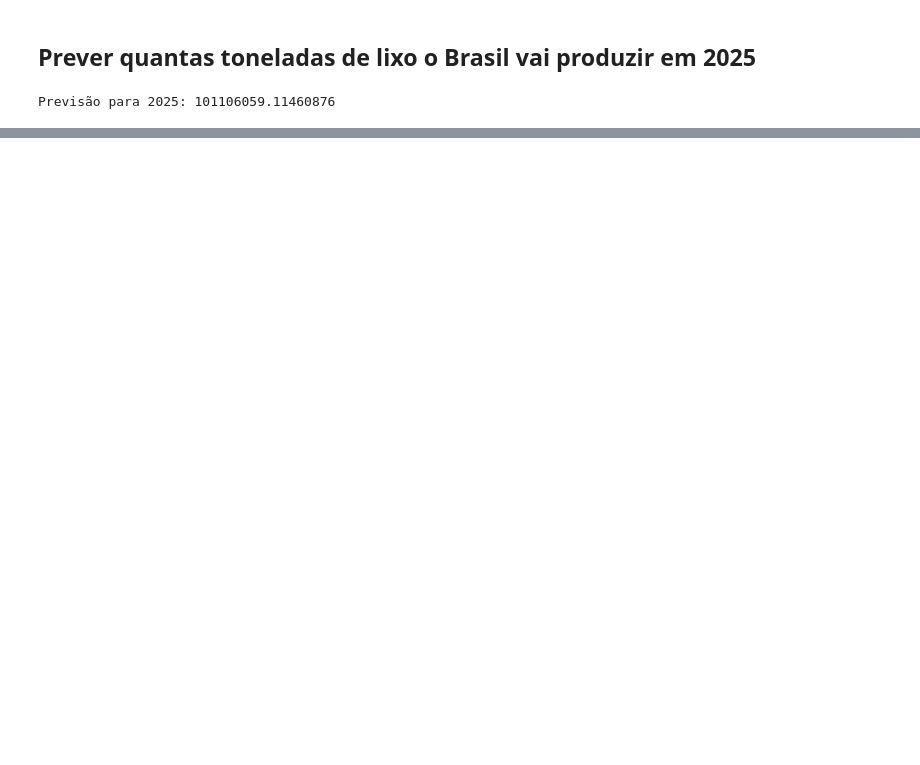
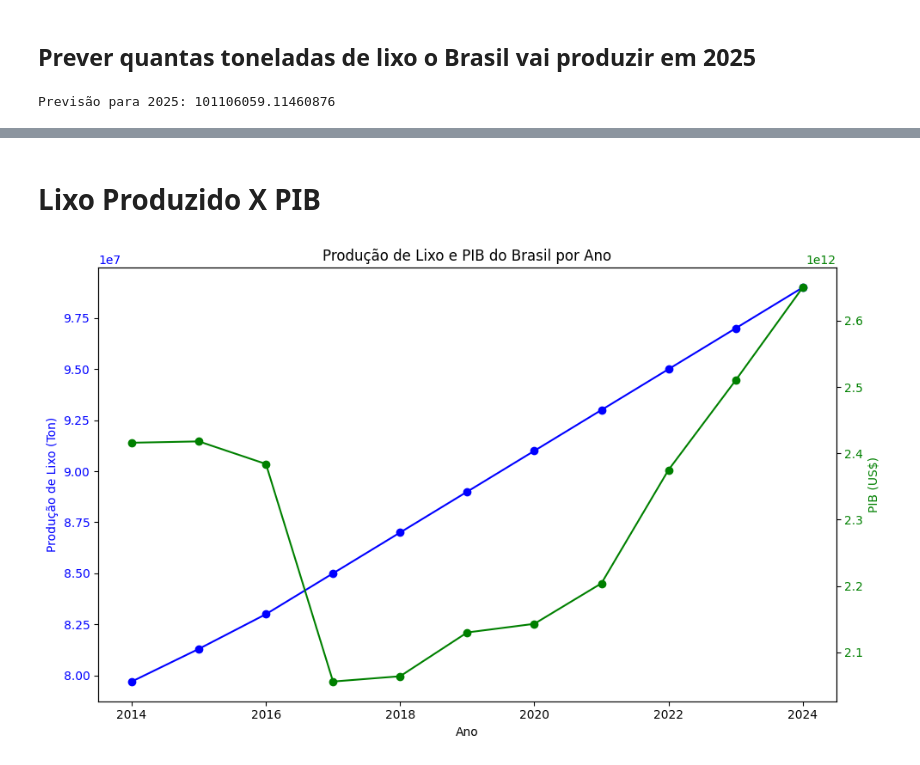
Before and after one commit to rafaelflorentino/Python, a Jupyter notebook: IA/Projeto_lixo/Projeto_lixo.ipynb, the cells around one changed output, grey strips where cells are left out. Drawn from its saved outputs; the diff is of its cells as text; code cells hidden in the pictures; blank space fills up the shorter version.

```diff
--- a/IA/Projeto_lixo/Projeto_lixo.ipynb
+++ b/IA/Projeto_lixo/Projeto_lixo.ipynb
@@ -66,0 +234,32 @@ Previsão para 2025: 101106059.11460876
+# %% [markdown]
+# Lixo Produzido X PIB
+# %%
+# Filtrar os dados apenas para o Brasil
+df_brasil = df[df["País"] == "Brasil"]
+
+# Obter os anos, produção de lixo total e PIB
+anos = df_brasil["Ano"]
+lixo_total = df_brasil["Total Lixo (Ton)"]
+pib = df_brasil["PIB (US$)"]
+
+# Criar o gráfico
+fig, ax1 = plt.subplots(figsize=(10,6))
+
+# Primeiro eixo Y (para produção de lixo)
+ax1.set_xlabel('Ano')
+ax1.set_ylabel('Produção de Lixo (Ton)', color='b')
+ax1.plot(anos, lixo_total, label='Produção de Lixo (Ton)', color='b', marker='o')
+ax1.tick_params(axis='y', labelcolor='b')
+
+# Segundo eixo Y (para PIB)
+ax2 = ax1.twinx()
+ax2.set_ylabel('PIB (US$)', color='g')
+ax2.plot(anos, pib, label='PIB (US$)', color='g', marker='o')
+ax2.tick_params(axis='y', labelcolor='g')
+
+# Título e exibição do gráfico
+plt.title('Produção de Lixo e PIB do Brasil por Ano')
+fig.tight_layout()
+plt.show()
+# %% [output]
+[figure, added]
```
Also changed, not shown: parts of 10 cells of this notebook.
